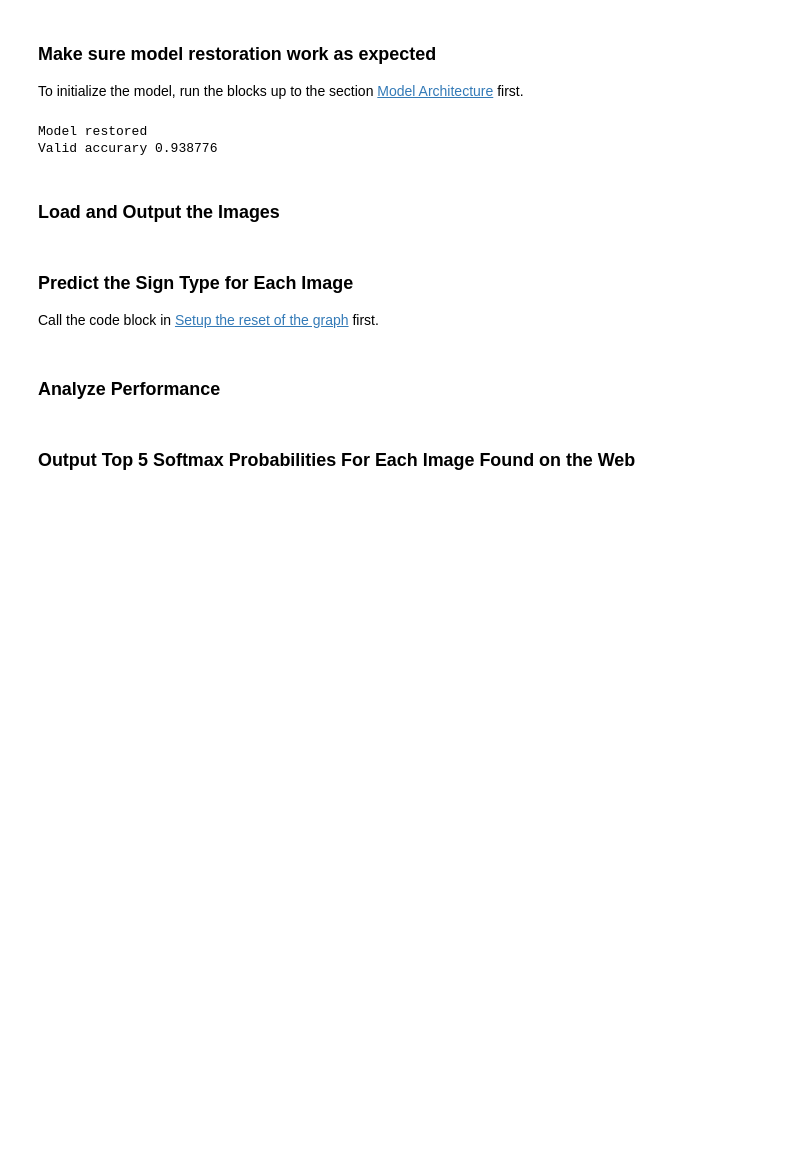
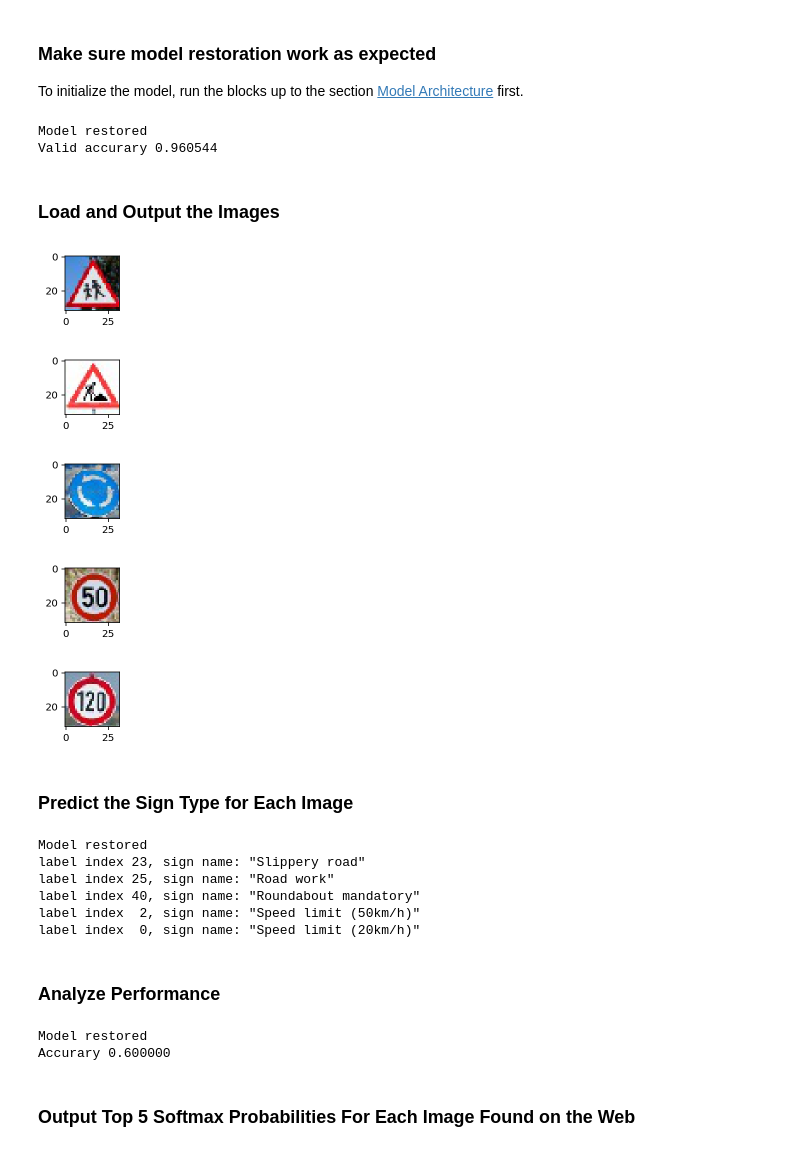
Before and after one commit to yangchunluo/CarND-Traffic-Sign-Classifier-Project, a Jupyter notebook: Traffic_Sign_Classifier.ipynb, the cells around one changed output. Drawn from its saved outputs; the diff is of its cells as text; code cells hidden in the pictures; blank space fills up the shorter version.

```diff
--- a/Traffic_Sign_Classifier.ipynb
+++ b/Traffic_Sign_Classifier.ipynb
@@ -313,6 +310,9 @@ def evaluate(X_data, y_data):
 from sklearn.utils import shuffle
 
 USE_NORMALIZED = True
+EPOCHS = 20
+BATCH_SIZE = 128
+KEEP_PROB = 0.5
 
 with tf.Session() as sess:
     sess.run(tf.global_variables_initializer())
@@ -320,7 +320,7 @@ with tf.Session() as sess:
     Xvalid = X_valid_normalized if USE_NORMALIZED else X_valid
 
     print("Training...\n")
-    for i in range(10):
+    for i in range(EPOCHS):
         print("EPOCH {} ...".format(i+1))
         Xtrain_shuffled, y_train_shuffled = shuffle(Xtrain, y_train)
         for offset in range(0, n_train, BATCH_SIZE):
@@ -397,28 +397,34 @@ with tf.Session() as sess:
     print('Valid accurary %f' % acc)
 # %% [output]
 Model restored
-Valid accurary 0.938776
+Valid accurary 0.960544
 # %% [markdown]
 ### Load and Output the Images
 # %%
 ### Load the images and plot them here.
 ### Feel free to use as many code cells as needed.
 import os
 import matplotlib.image as mpimg
 
 # The downloaded images are preprocessed to have 32*32*3 dimension.
 image_dir = 'images-from-web/resized'
 image_files = list(filter(lambda f: f.endswith('jpg'), os.listdir(image_dir)))
 new_test = np.ndarray(np.concatenate((np.array([len(image_files)]), image_shape)))
 for i, f in enumerate(image_files):
     image = mpimg.imread(os.path.join(image_dir, f))
     new_test[i] = image
     plt.figure(figsize=(1,1))
     plt.imshow(image)
+
+new_label = np.array([28, 25, 40, 2, 8])
+# %% [output]
+[figure, added]
+[figure, added]
+[figure, added]
+[figure, added]
+[figure, added]
-# %% [markdown]
-### Predict the Sign Type for Each Image
-
-Call the code block in [Setup the reset of the graph](Traffic_Sign_Classifier.ipynb#Setup-the-reset-of-the-graph) first.
+# %% [markdown]
+### Predict the Sign Type for Each Image
 # %%
 ### Run the predictions here and use the model to output the prediction for each image.
 ### Make sure to pre-process the images with the same pre-processing pipeline used earlier.
@@ -431,12 +437,29 @@ with tf.Session() as sess:
     saver.restore(sess, tf.train.latest_checkpoint('.'))
     print('Model restored')
     predicted_labels = sess.run(tf.argmax(logits, 1), feed_dict={x: new_test_normalized, keep_prob: 1.0})
-    print(list(map(lambda l: (l, signnames[l]), predicted_labels)))
+    for i, s in list(map(lambda l: (l, signnames[l]), predicted_labels)):
+        print('label index %2d, sign name: "%s"' % (i, s))
+# %% [output]
+Model restored
+label index 23, sign name: "Slippery road"
+label index 25, sign name: "Road work"
+label index 40, sign name: "Roundabout mandatory"
+label index  2, sign name: "Speed limit (50km/h)"
+label index  0, sign name: "Speed limit (20km/h)"
 # %% [markdown]
 ### Analyze Performance
 # %%
 ### Calculate the accuracy for these 5 new images.
 ### For example, if the model predicted 1 out of 5 signs correctly, it's 20% accurate on these new images.
+
+with tf.Session() as sess:
+    saver.restore(sess, tf.train.latest_checkpoint('.'))
+    print('Model restored')
+    accurary = evaluate(new_test_normalized, new_label)
+    print('Accurary %3f' % accurary)
+# %% [output]
+Model restored
+Accurary 0.600000
 # %% [markdown]
 ### Output Top 5 Softmax Probabilities For Each Image Found on the Web
 # %% [markdown]
```
Also changed, not shown: parts of 6 cells of this notebook, 4 other files.
